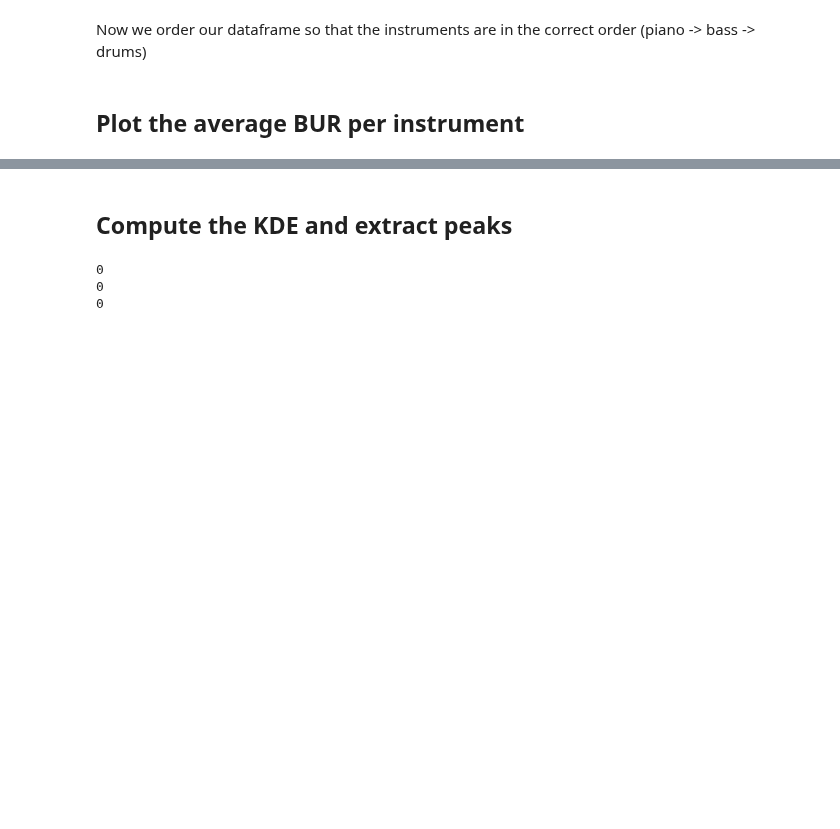
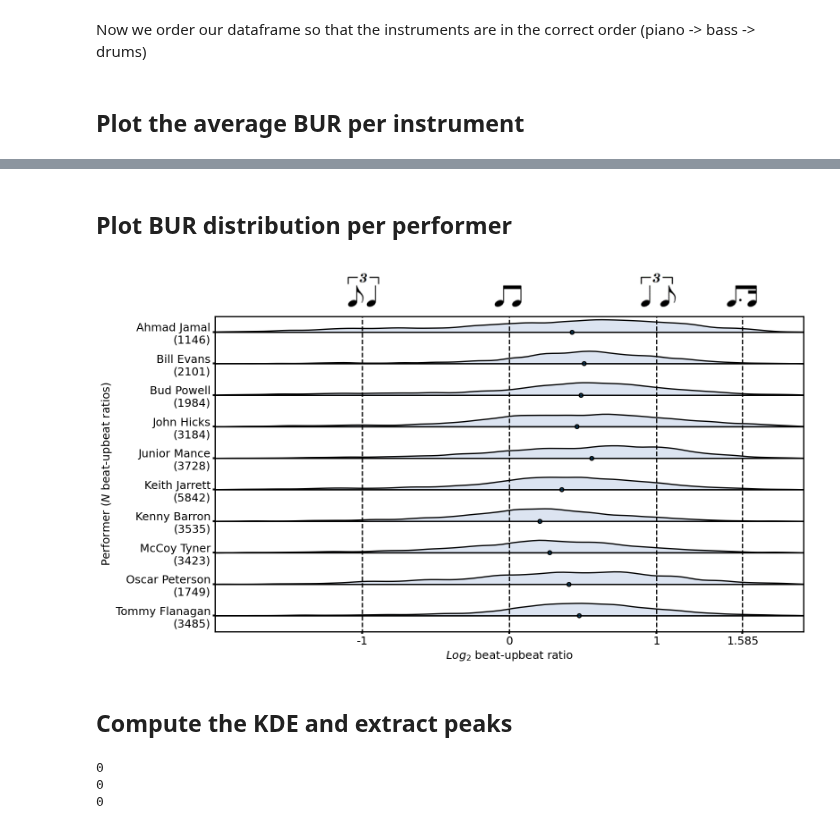
Before and after one commit to HuwCheston/Jazz-Trio-Database, a Jupyter notebook: notebooks/0.1-cheston-beat-upbeat-ratios.ipynb, the cells around one changed output, grey strips where cells are left out. Saved outputs shown, nothing was run; the diff lists cells and outputs as text; code cells hidden in the pictures; blank space fills up the shorter version.

```diff
--- a/notebooks/0.1-cheston-beat-upbeat-ratios.ipynb
+++ b/notebooks/0.1-cheston-beat-upbeat-ratios.ipynb
@@ -74,3 +144,10 @@ plt.show()
+# %% [markdown]
+## Plot BUR distribution per performer
+# %%
+ViolinPlotBURs(burs).create_plot()
+plt.show()
+# %% [output]
+[figure, added]
 # %% [markdown]
 ## Compute the KDE and extract peaks
 # %%
```
Also changed, not shown: parts of 28 cells of this notebook, 1 other file.
